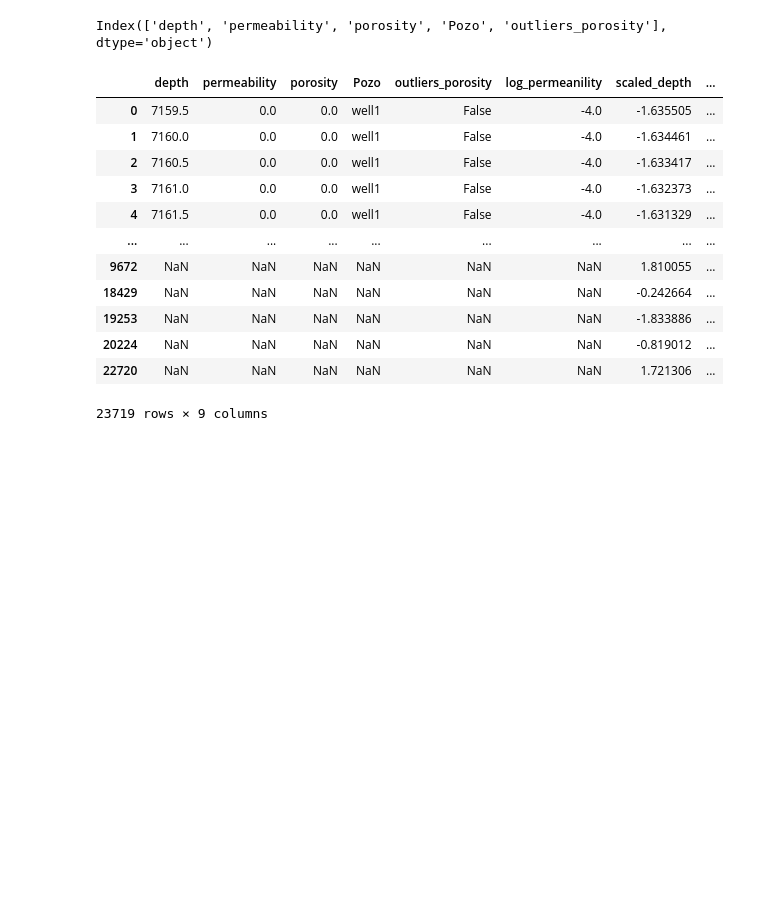
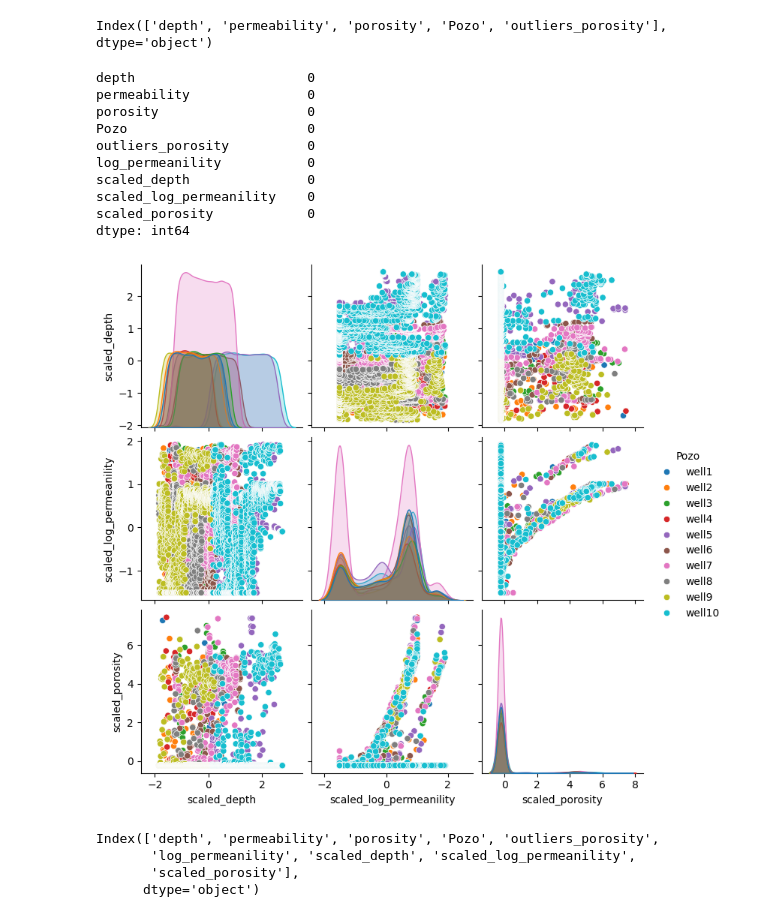
Before and after one commit to jesusiv24921/Clustering-zonas-Geol-gicas, a Jupyter notebook: clustering_zonas_geologicas.ipynb, the cells around one changed output. Cells and saved outputs as stored; diff of their text form; code cells hidden in the pictures; blank space fills up the shorter version.

Commit message:
Pairplot

```diff
--- a/clustering_zonas_geologicas.ipynb
+++ b/clustering_zonas_geologicas.ipynb
@@ -269,18 +269,16 @@ scaled_df=pd.DataFrame(scaled_data, columns=[f'scaled_{col}' for col in variable
 scaled_df
 
 df=pd.concat([df, scaled_df], axis=1)
-df
+df=df.dropna()
+df.isnull().sum()
 # %% [output]
-|  | depth | permeability | porosity | Pozo | outliers_porosity | log_permeanility | scaled_depth | ... |
-| 0 | 7159.5 | 0.0 | 0.0 | well1 | False | -4.0 | -1.635505 | ... |
-| 1 | 7160.0 | 0.0 | 0.0 | well1 | False | -4.0 | -1.634461 | ... |
-| 2 | 7160.5 | 0.0 | 0.0 | well1 | False | -4.0 | -1.633417 | ... |
-| 3 | 7161.0 | 0.0 | 0.0 | well1 | False | -4.0 | -1.632373 | ... |
-| 4 | 7161.5 | 0.0 | 0.0 | well1 | False | -4.0 | -1.631329 | ... |
-| ... | ... | ... | ... | ... | ... | ... | ... | ... |
-| 9672 | NaN | NaN | NaN | NaN | NaN | NaN | 1.810055 | ... |
-| 18429 | NaN | NaN | NaN | NaN | NaN | NaN | -0.242664 | ... |
-| 19253 | NaN | NaN | NaN | NaN | NaN | NaN | -1.833886 | ... |
-| 20224 | NaN | NaN | NaN | NaN | NaN | NaN | -0.819012 | ... |
-| 22720 | NaN | NaN | NaN | NaN | NaN | NaN | 1.721306 | ... |
-23719 rows × 9 columns
+depth                      0
+permeability               0
+porosity                   0
+Pozo                       0
+outliers_porosity          0
+log_permeanility           0
+scaled_depth               0
+scaled_log_permeanility    0
+scaled_porosity            0
+dtype: int64
@@ -290 +285,18 @@ plt.show()
+# %%
+# Correlaciones de variables para valores sin outliers
+import seaborn as sns
+import matplotlib.pyplot as plt
+
+# Usar las variables transformadas/estandarizadas para el pairplot
+sns.pairplot(df[df['outliers_porosity']==False], vars=['scaled_depth','scaled_log_permeanility', 'scaled_porosity'], hue='Pozo')
+plt.show()
+
+
+df.columns
+# %% [output]
+[figure, added]
+Index(['depth', 'permeability', 'porosity', 'Pozo', 'outliers_porosity',
+       'log_permeanility', 'scaled_depth', 'scaled_log_permeanility',
+       'scaled_porosity'],
+      dtype='object')
 # %%
```
Also changed, not shown: parts of 4 cells of this notebook.
